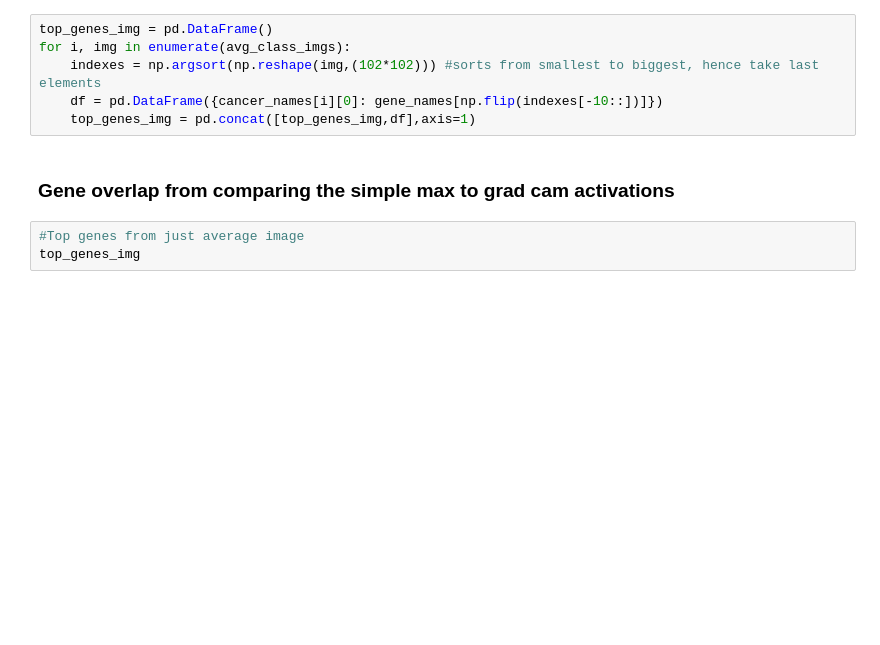
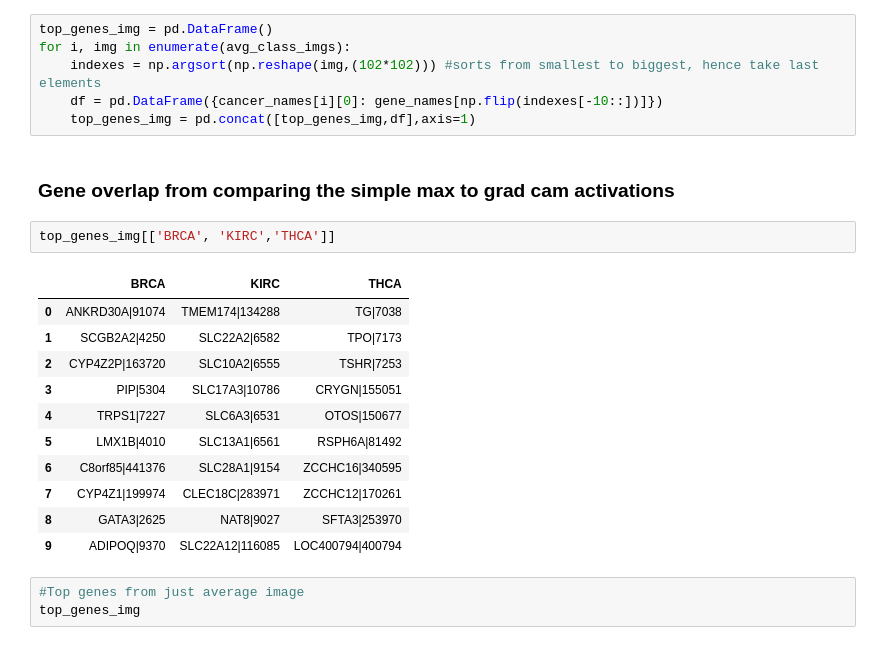
Before and after one commit to danielshak/TCGA, a Jupyter notebook: CNN_classifier/grad_cam_results.ipynb, the cells around one changed output. Drawn from its saved outputs; the diff is of its cells as text; blank space fills up the shorter version.

```diff
--- a/CNN_classifier/grad_cam_results.ipynb
+++ b/CNN_classifier/grad_cam_results.ipynb
@@ -83,6 +97,20 @@ for i, img in enumerate(avg_class_imgs):
     top_genes_img = pd.concat([top_genes_img,df],axis=1)
 # %% [markdown]
 ### Gene overlap from comparing the simple max to grad cam activations
+# %%
+top_genes_img[['BRCA', 'KIRC','THCA']]
+# %% [output]
+|  | BRCA | KIRC | THCA |
+| 0 | ANKRD30A|91074 | TMEM174|134288 | TG|7038 |
+| 1 | SCGB2A2|4250 | SLC22A2|6582 | TPO|7173 |
+| 2 | CYP4Z2P|163720 | SLC10A2|6555 | TSHR|7253 |
+| 3 | PIP|5304 | SLC17A3|10786 | CRYGN|155051 |
+| 4 | TRPS1|7227 | SLC6A3|6531 | OTOS|150677 |
+| 5 | LMX1B|4010 | SLC13A1|6561 | RSPH6A|81492 |
+| 6 | C8orf85|441376 | SLC28A1|9154 | ZCCHC16|340595 |
+| 7 | CYP4Z1|199974 | CLEC18C|283971 | ZCCHC12|170261 |
+| 8 | GATA3|2625 | NAT8|9027 | SFTA3|253970 |
+| 9 | ADIPOQ|9370 | SLC22A12|116085 | LOC400794|400794 |
 # %%
 #Top genes from just average image
 top_genes_img
```
Also changed, not shown: parts of 5 cells of this notebook.
